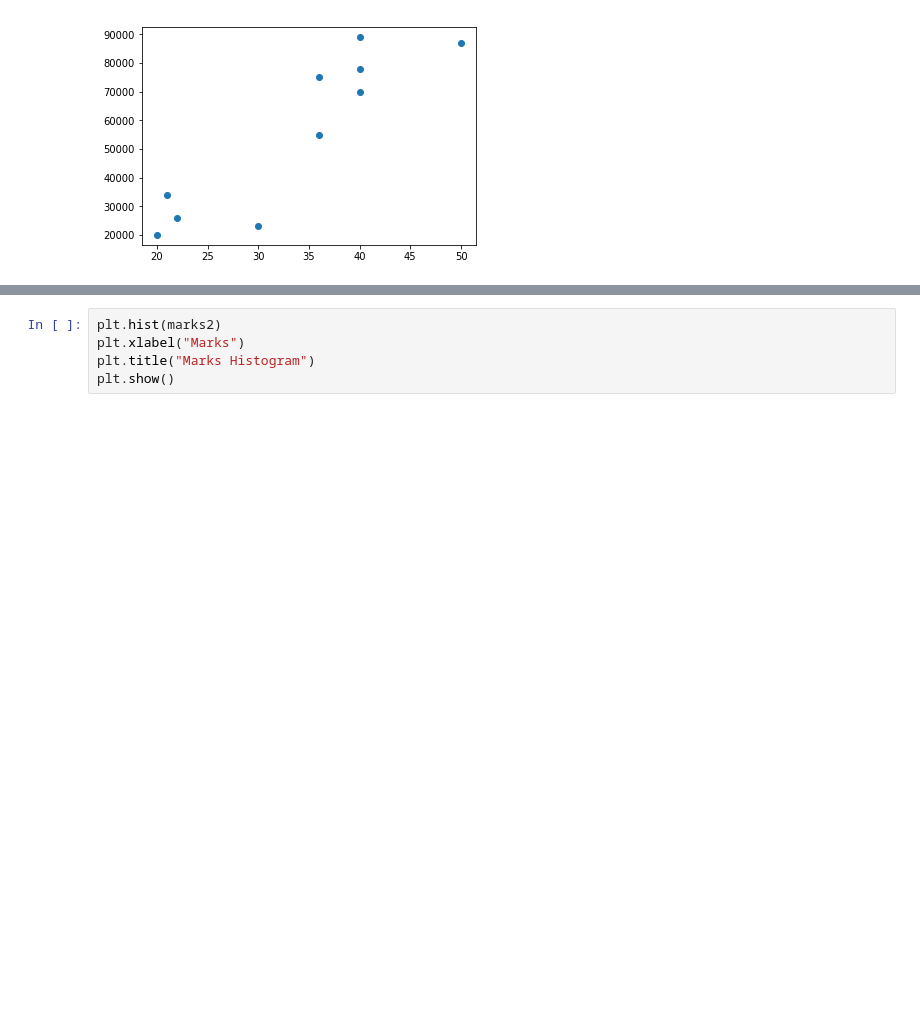
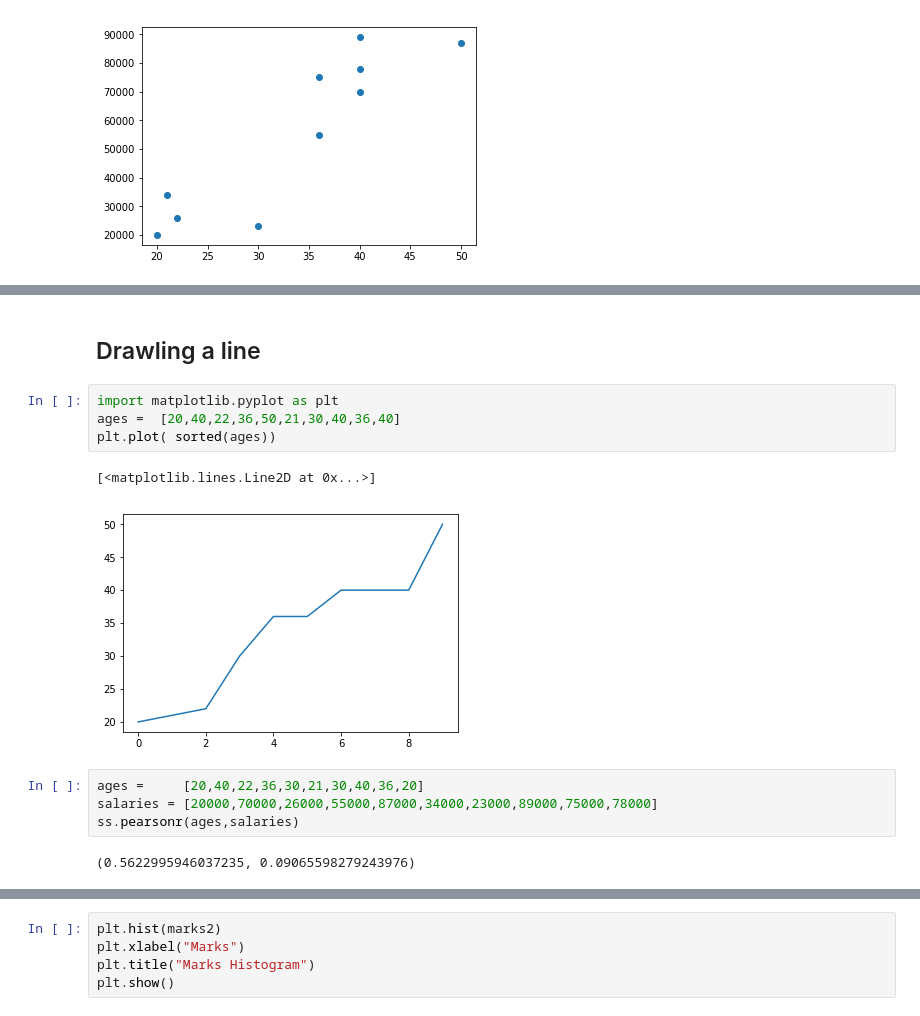
Before and after one commit to srikanthpragada/DataScience_21_JAN_2019, a Jupyter notebook: stats.ipynb, the cells around one changed output, grey strips where cells are left out. Drawn from its saved outputs; the diff is of its cells as text; blank space fills up the shorter version.

```diff
--- a/stats.ipynb
+++ b/stats.ipynb
@@ -101,0 +109,15 @@ plt.show()
+# %% [markdown]
+## Drawling a line
+# %%
+import matplotlib.pyplot as plt
+ages =  [20,40,22,36,50,21,30,40,36,40]
+plt.plot( sorted(ages))
+# %% [output]
+[<matplotlib.lines.Line2D at 0x...>]
+[figure, added]
+# %%
+ages =     [20,40,22,36,30,21,30,40,36,20]
+salaries = [20000,70000,26000,55000,87000,34000,23000,89000,75000,78000]
+ss.pearsonr(ages,salaries)
+# %% [output]
+(0.5622995946037235, 0.09065598279243976)
```
Also changed, not shown: parts of 7 cells of this notebook.
